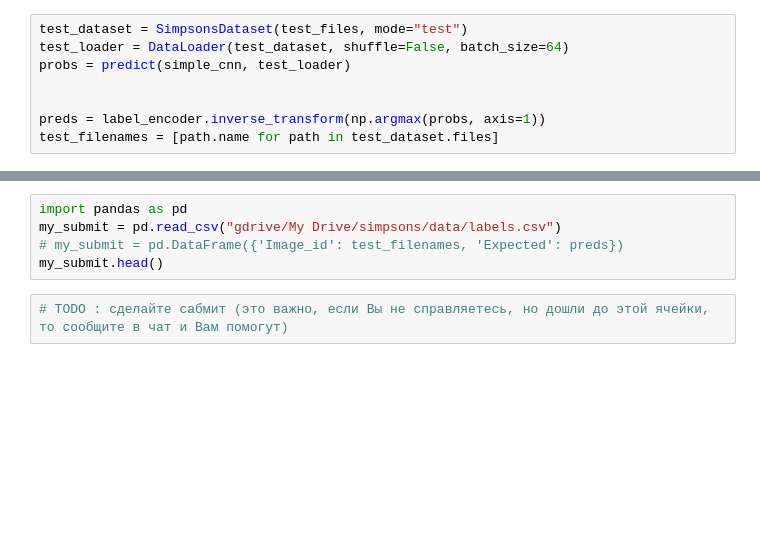
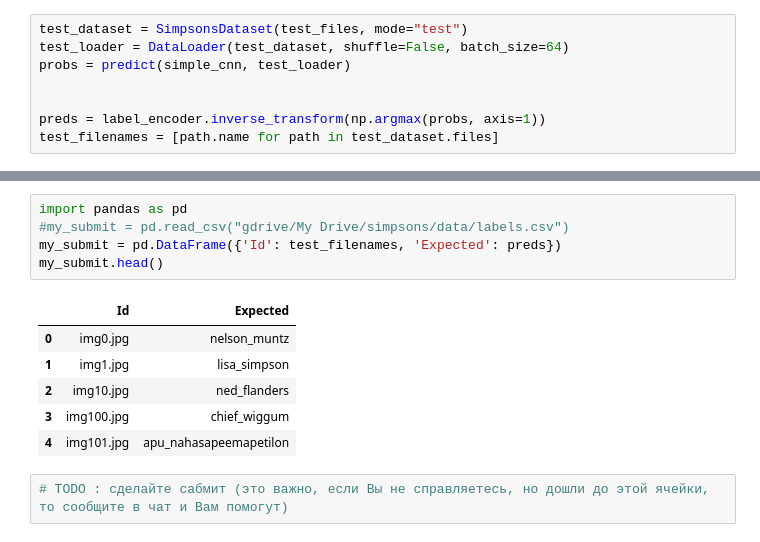
Before and after one commit to Sashmark97/Deep_Learning_School, a Jupyter notebook: [9]simpsons/simpsons_baseline_v0.ipynb, the cells around one changed output, grey strips where cells are left out. Cells and saved outputs as stored; diff of their text form; blank space fills up the shorter version.

```diff
--- a/[9]simpsons/simpsons_baseline_v0.ipynb
+++ b/[9]simpsons/simpsons_baseline_v0.ipynb
@@ -553,8 +569,15 @@ test_filenames = [path.name for path in test_dataset.files]
 # %%
 import pandas as pd
-my_submit = pd.read_csv("gdrive/My Drive/simpsons/data/labels.csv")
-# my_submit = pd.DataFrame({'Image_id': test_filenames, 'Expected': preds})
+#my_submit = pd.read_csv("gdrive/My Drive/simpsons/data/labels.csv")
+my_submit = pd.DataFrame({'Id': test_filenames, 'Expected': preds})
 my_submit.head()
+# %% [output]
+|  | Id | Expected |
+| 0 | img0.jpg | nelson_muntz |
+| 1 | img1.jpg | lisa_simpson |
+| 2 | img10.jpg | ned_flanders |
+| 3 | img100.jpg | chief_wiggum |
+| 4 | img101.jpg | apu_nahasapeemapetilon |
 # %%
 # TODO : сделайте сабмит (это важно, если Вы не справляетесь, но дошли до этой ячейки, то сообщите в чат и Вам помогут)
 # %%
```
Also changed, not shown: parts of 25 cells of this notebook.
